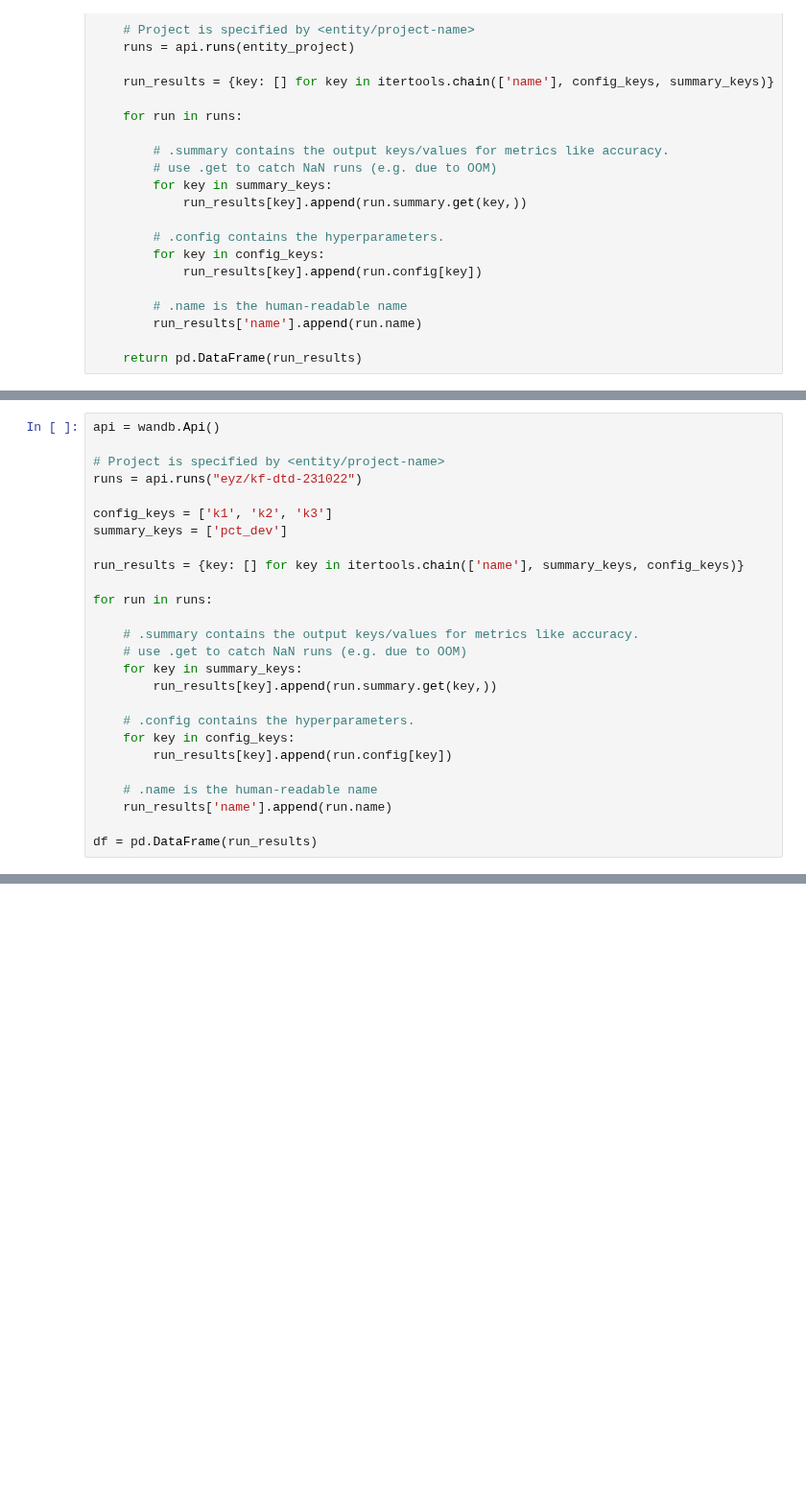
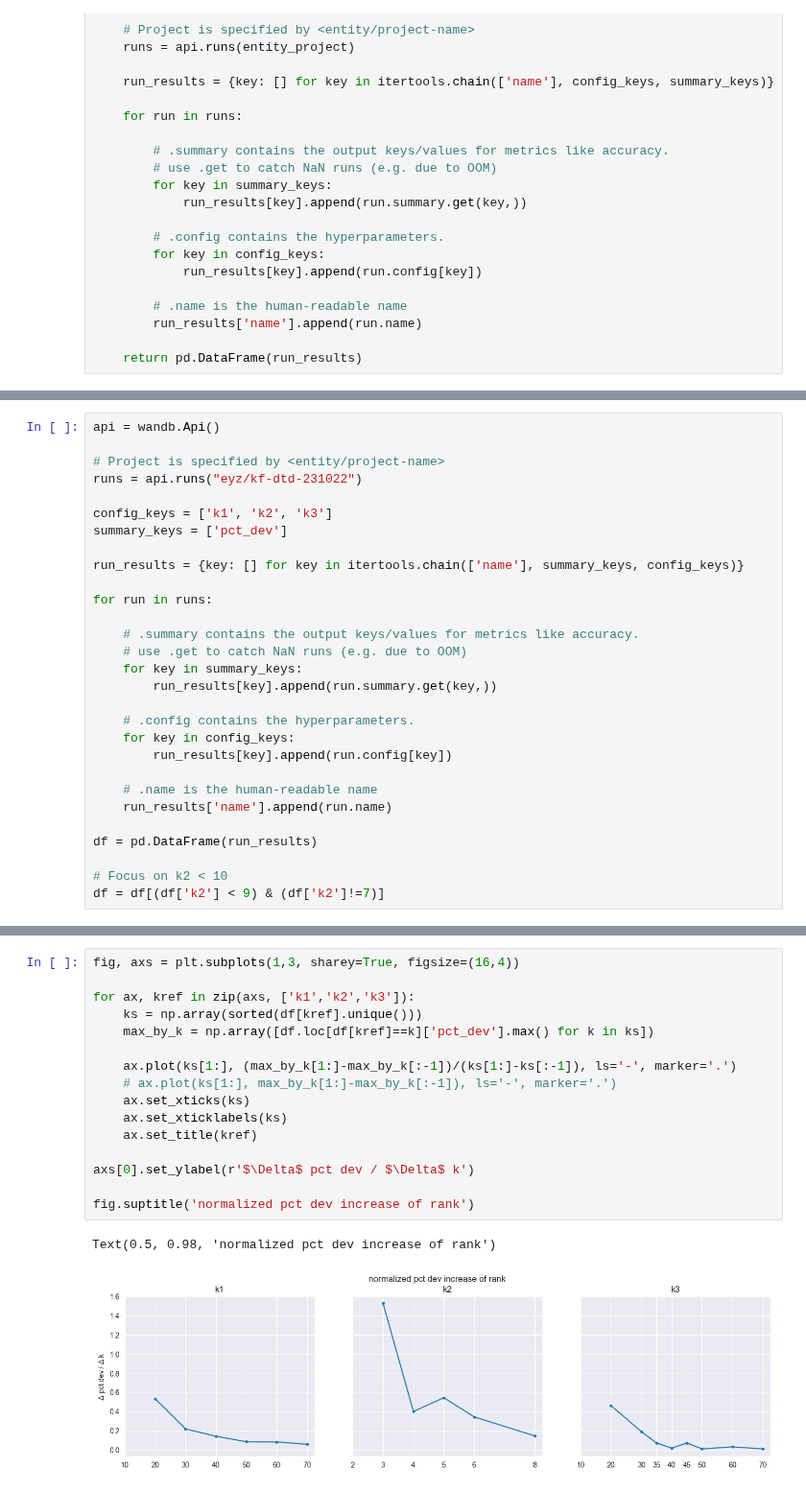
Before and after one commit to lindermanlab/dirichlet-tucker, a Jupyter notebook: analysis/kf_cv_results.ipynb, the cells around one changed output, grey strips where cells are left out. Shown at 96% size. Cells and saved outputs as stored; diff of their text form; blank space fills up the shorter version.

```diff
--- a/analysis/kf_cv_results.ipynb
+++ b/analysis/kf_cv_results.ipynb
@@ -65,3 +94,6 @@ for run in runs:
     run_results['name'].append(run.name)
 
 df = pd.DataFrame(run_results)
+
+# Focus on k2 < 10
+df = df[(df['k2'] < 9) & (df['k2']!=7)]
@@ -158,0 +131,19 @@ fig.show()
+# %%
+fig, axs = plt.subplots(1,3, sharey=True, figsize=(16,4))
+
+for ax, kref in zip(axs, ['k1','k2','k3']):
+    ks = np.array(sorted(df[kref].unique()))
+    max_by_k = np.array([df.loc[df[kref]==k]['pct_dev'].max() for k in ks])
+
+    ax.plot(ks[1:], (max_by_k[1:]-max_by_k[:-1])/(ks[1:]-ks[:-1]), ls='-', marker='.')
+    # ax.plot(ks[1:], max_by_k[1:]-max_by_k[:-1]), ls='-', marker='.')
+    ax.set_xticks(ks)
+    ax.set_xticklabels(ks)
+    ax.set_title(kref)
+
+axs[0].set_ylabel(r'$\Delta$ pct dev / $\Delta$ k')
+
+fig.suptitle('normalized pct dev increase of rank')
+# %% [output]
+Text(0.5, 0.98, 'normalized pct dev increase of rank')
+[figure, added]
```
Also changed, not shown: parts of 25 cells of this notebook.
